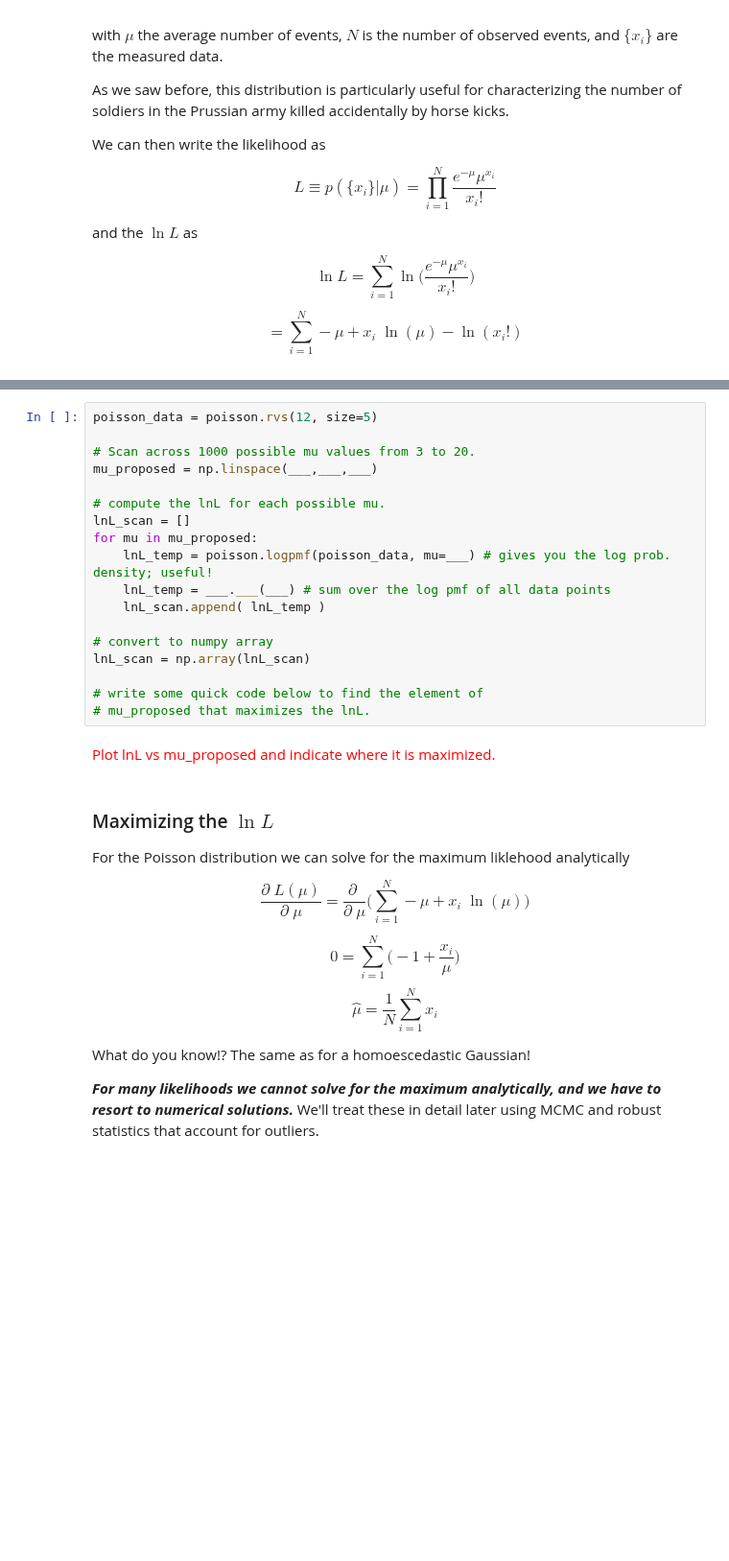
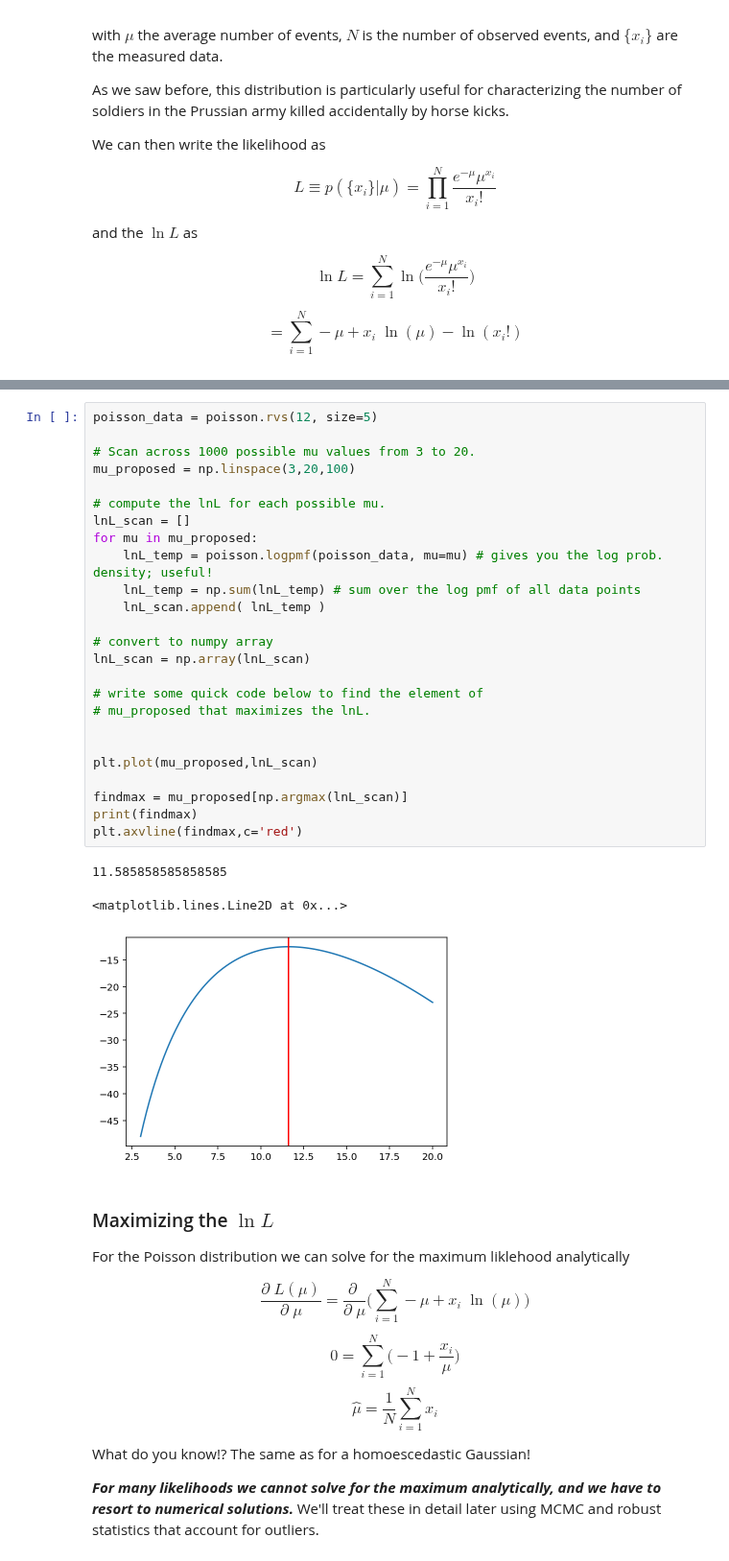
Before and after one commit to dgerosa/astrostatistics_bicocca_2023, a Jupyter notebook: lectures/L05_frequentist.ipynb, the cells around one changed output, grey strips where cells are left out. Shown at 96% size. Drawn from its saved outputs; the diff is of its cells as text; blank space fills up the shorter version.

```diff
--- a/lectures/L05_frequentist.ipynb
+++ b/lectures/L05_frequentist.ipynb
@@ -499,23 +437,32 @@ plt.ylabel("Normed Counts");
 # %%
 poisson_data = poisson.rvs(12, size=5)
 
 # Scan across 1000 possible mu values from 3 to 20.
-mu_proposed = np.linspace(___,___,___)
+mu_proposed = np.linspace(3,20,100)
 
 # compute the lnL for each possible mu.
 lnL_scan = []
 for mu in mu_proposed:
-    lnL_temp = poisson.logpmf(poisson_data, mu=___) # gives you the log prob. density; useful!
-    lnL_temp = ___.___(___) # sum over the log pmf of all data points
+    lnL_temp = poisson.logpmf(poisson_data, mu=mu) # gives you the log prob. density; useful!
+    lnL_temp = np.sum(lnL_temp) # sum over the log pmf of all data points
     lnL_scan.append( lnL_temp )
 
 # convert to numpy array
 lnL_scan = np.array(lnL_scan)
 
 # write some quick code below to find the element of
 # mu_proposed that maximizes the lnL.
+
+
+plt.plot(mu_proposed,lnL_scan)
+
+findmax = mu_proposed[np.argmax(lnL_scan)]
+print(findmax)
+plt.axvline(findmax,c='red')
+# %% [output]
+11.585858585858585
+<matplotlib.lines.Line2D at 0x...>
+[figure, added]
-# %% [markdown]
-<font color='red'>Plot lnL vs mu_proposed and indicate where it is maximized.</font>
 # %% [markdown]
 ### Maximizing the $\ln L$
 
```
Also changed, not shown: parts of 18 cells of this notebook.
